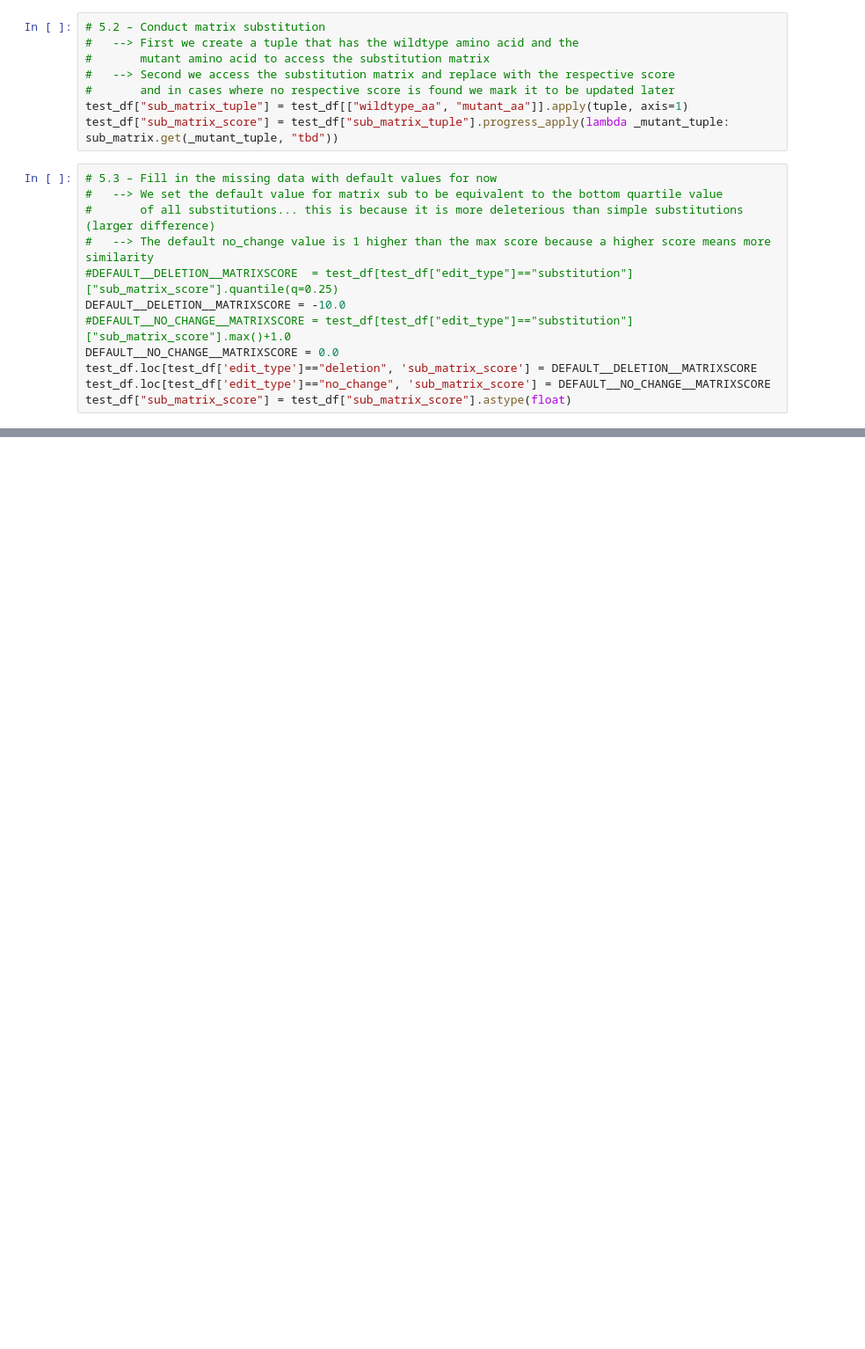
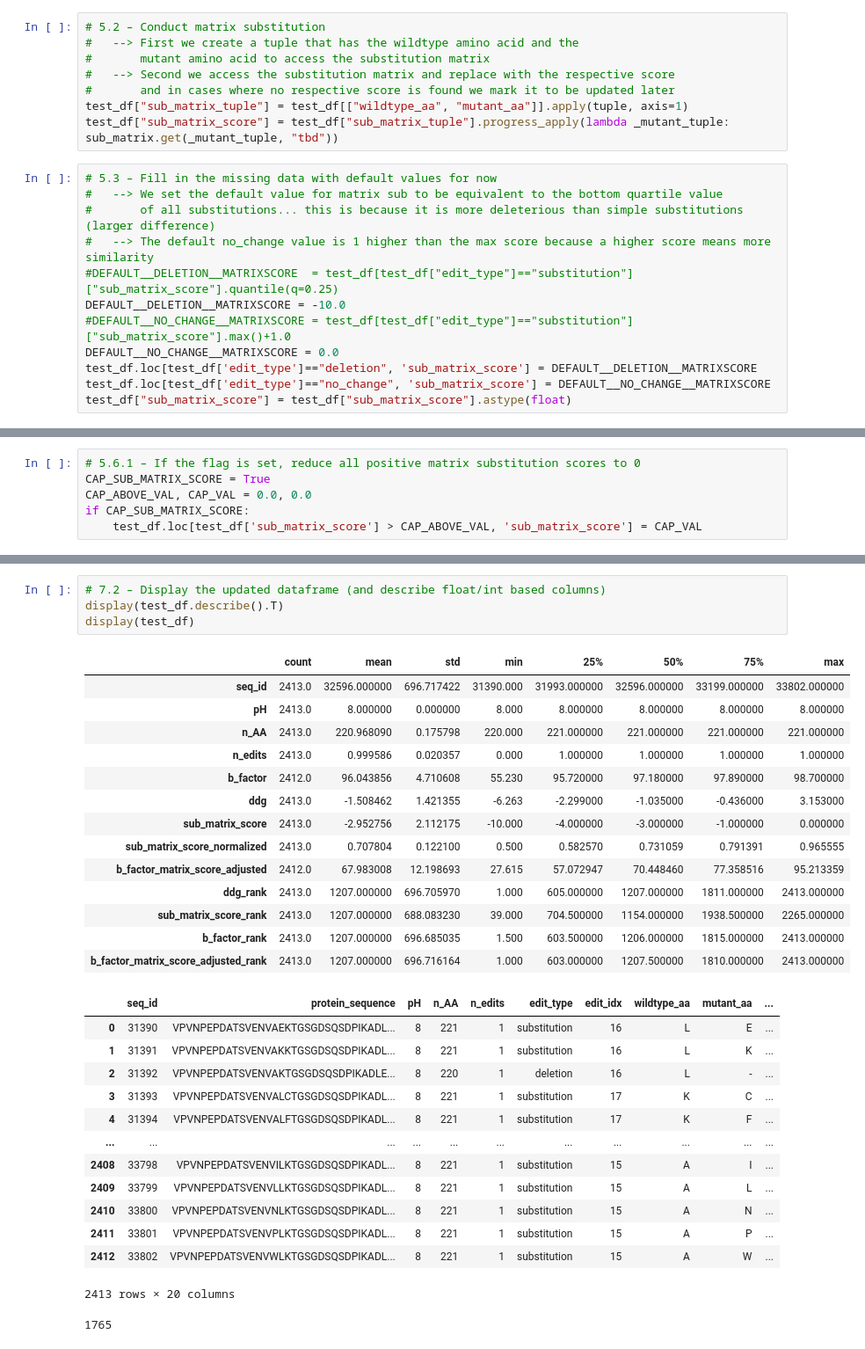
Before and after one commit to mattocanas/Novozyme-Stability-Prediction, a Jupyter notebook: Main.ipynb, the cells around one changed output, grey strips where cells are left out. Shown at 88% size. Cells and saved outputs as stored; diff of their text form; blank space fills up the shorter version.

```diff
--- a/Main.ipynb
+++ b/Main.ipynb
@@ -1332,0 +1347,6 @@ display(test_df)
+# %%
+# 5.6.1 – If the flag is set, reduce all positive matrix substitution scores to 0
+CAP_SUB_MATRIX_SCORE = True
+CAP_ABOVE_VAL, CAP_VAL = 0.0, 0.0
+if CAP_SUB_MATRIX_SCORE:
+    test_df.loc[test_df['sub_matrix_score'] > CAP_ABOVE_VAL, 'sub_matrix_score'] = CAP_VAL
@@ -1332,0 +1408,33 @@ display(test_df)
+# %%
+# 7.2 – Display the updated dataframe (and describe float/int based columns)
+display(test_df.describe().T)
+display(test_df)
+# %% [output]
+|  | count | mean | std | min | 25% | 50% | 75% | max |
+| seq_id | 2413.0 | 32596.000000 | 696.717422 | 31390.000 | 31993.000000 | 32596.000000 | 33199.000000 | 33802.000000 |
+| pH | 2413.0 | 8.000000 | 0.000000 | 8.000 | 8.000000 | 8.000000 | 8.000000 | 8.000000 |
+| n_AA | 2413.0 | 220.968090 | 0.175798 | 220.000 | 221.000000 | 221.000000 | 221.000000 | 221.000000 |
+| n_edits | 2413.0 | 0.999586 | 0.020357 | 0.000 | 1.000000 | 1.000000 | 1.000000 | 1.000000 |
+| b_factor | 2412.0 | 96.043856 | 4.710608 | 55.230 | 95.720000 | 97.180000 | 97.890000 | 98.700000 |
+| ddg | 2413.0 | -1.508462 | 1.421355 | -6.263 | -2.299000 | -1.035000 | -0.436000 | 3.153000 |
+| sub_matrix_score | 2413.0 | -2.952756 | 2.112175 | -10.000 | -4.000000 | -3.000000 | -1.000000 | 0.000000 |
+| sub_matrix_score_normalized | 2413.0 | 0.707804 | 0.122100 | 0.500 | 0.582570 | 0.731059 | 0.791391 | 0.965555 |
+| b_factor_matrix_score_adjusted | 2412.0 | 67.983008 | 12.198693 | 27.615 | 57.072947 | 70.448460 | 77.358516 | 95.213359 |
+| ddg_rank | 2413.0 | 1207.000000 | 696.705970 | 1.000 | 605.000000 | 1207.000000 | 1811.000000 | 2413.000000 |
+| sub_matrix_score_rank | 2413.0 | 1207.000000 | 688.083230 | 39.000 | 704.500000 | 1154.000000 | 1938.500000 | 2265.000000 |
+| b_factor_rank | 2413.0 | 1207.000000 | 696.685035 | 1.500 | 603.500000 | 1206.000000 | 1815.000000 | 2413.000000 |
+| b_factor_matrix_score_adjusted_rank | 2413.0 | 1207.000000 | 696.716164 | 1.000 | 603.000000 | 1207.500000 | 1810.000000 | 2413.000000 |
+|  | seq_id | protein_sequence | pH | n_AA | n_edits | edit_type | edit_idx | wildtype_aa | mutant_aa | ... |
+| 0 | 31390 | VPVNPEPDATSVENVAEKTGSGDSQSDPIKADL... | 8 | 221 | 1 | substitution | 16 | L | E | ... |
+| 1 | 31391 | VPVNPEPDATSVENVAKKTGSGDSQSDPIKADL... | 8 | 221 | 1 | substitution | 16 | L | K | ... |
+| 2 | 31392 | VPVNPEPDATSVENVAKTGSGDSQSDPIKADLE... | 8 | 220 | 1 | deletion | 16 | L | - | ... |
+| 3 | 31393 | VPVNPEPDATSVENVALCTGSGDSQSDPIKADL... | 8 | 221 | 1 | substitution | 17 | K | C | ... |
+| 4 | 31394 | VPVNPEPDATSVENVALFTGSGDSQSDPIKADL... | 8 | 221 | 1 | substitution | 17 | K | F | ... |
+| ... | ... | ... | ... | ... | ... | ... | ... | ... | ... | ... |
+| 2408 | 33798 | VPVNPEPDATSVENVILKTGSGDSQSDPIKADL... | 8 | 221 | 1 | substitution | 15 | A | I | ... |
+| 2409 | 33799 | VPVNPEPDATSVENVLLKTGSGDSQSDPIKADL... | 8 | 221 | 1 | substitution | 15 | A | L | ... |
+| 2410 | 33800 | VPVNPEPDATSVENVNLKTGSGDSQSDPIKADL... | 8 | 221 | 1 | substitution | 15 | A | N | ... |
+| 2411 | 33801 | VPVNPEPDATSVENVPLKTGSGDSQSDPIKADL... | 8 | 221 | 1 | substitution | 15 | A | P | ... |
+| 2412 | 33802 | VPVNPEPDATSVENVWLKTGSGDSQSDPIKADL... | 8 | 221 | 1 | substitution | 15 | A | W | ... |
+2413 rows × 20 columns
+1765
```
Also changed, not shown: parts of 22 cells of this notebook.
